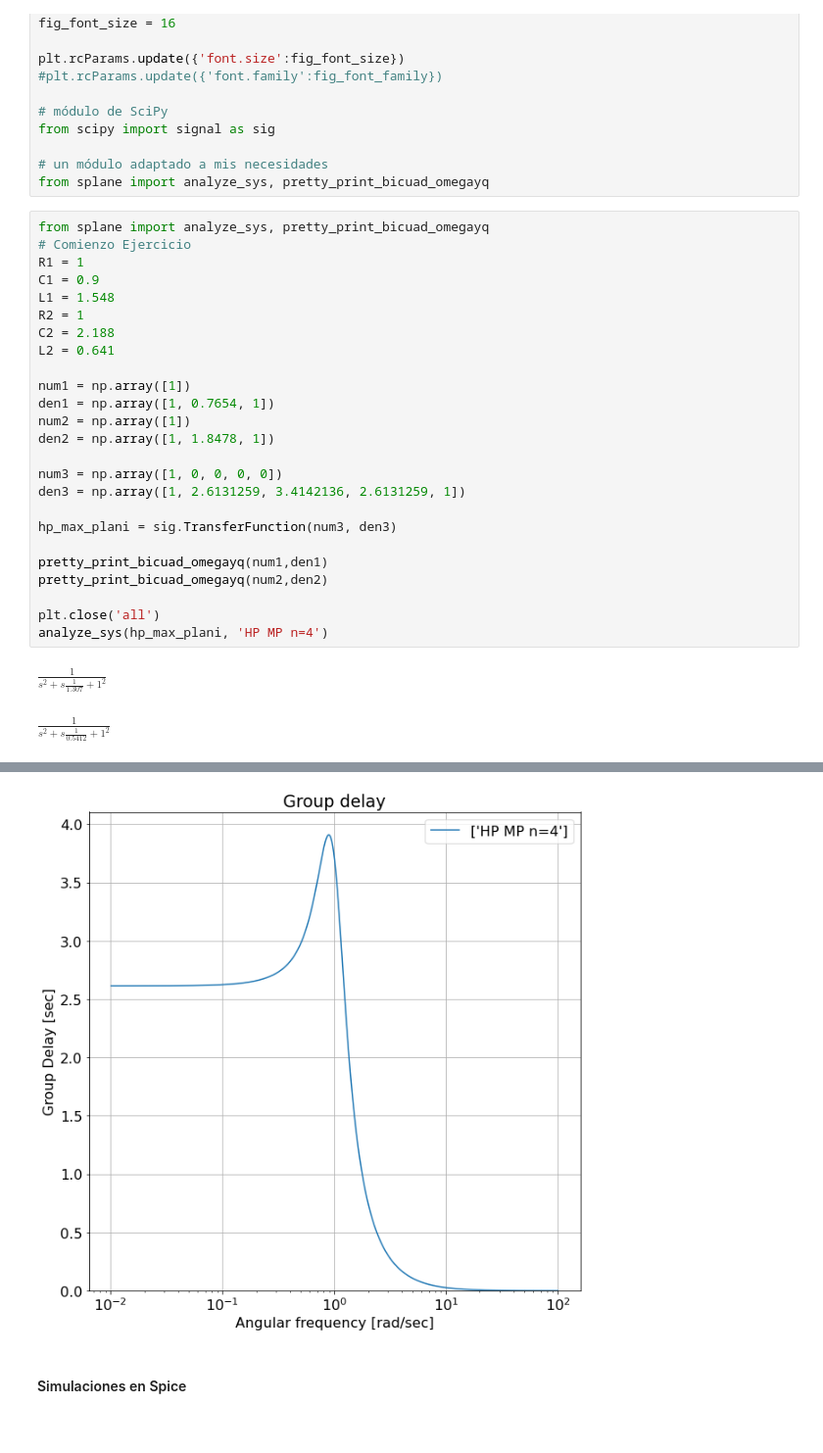
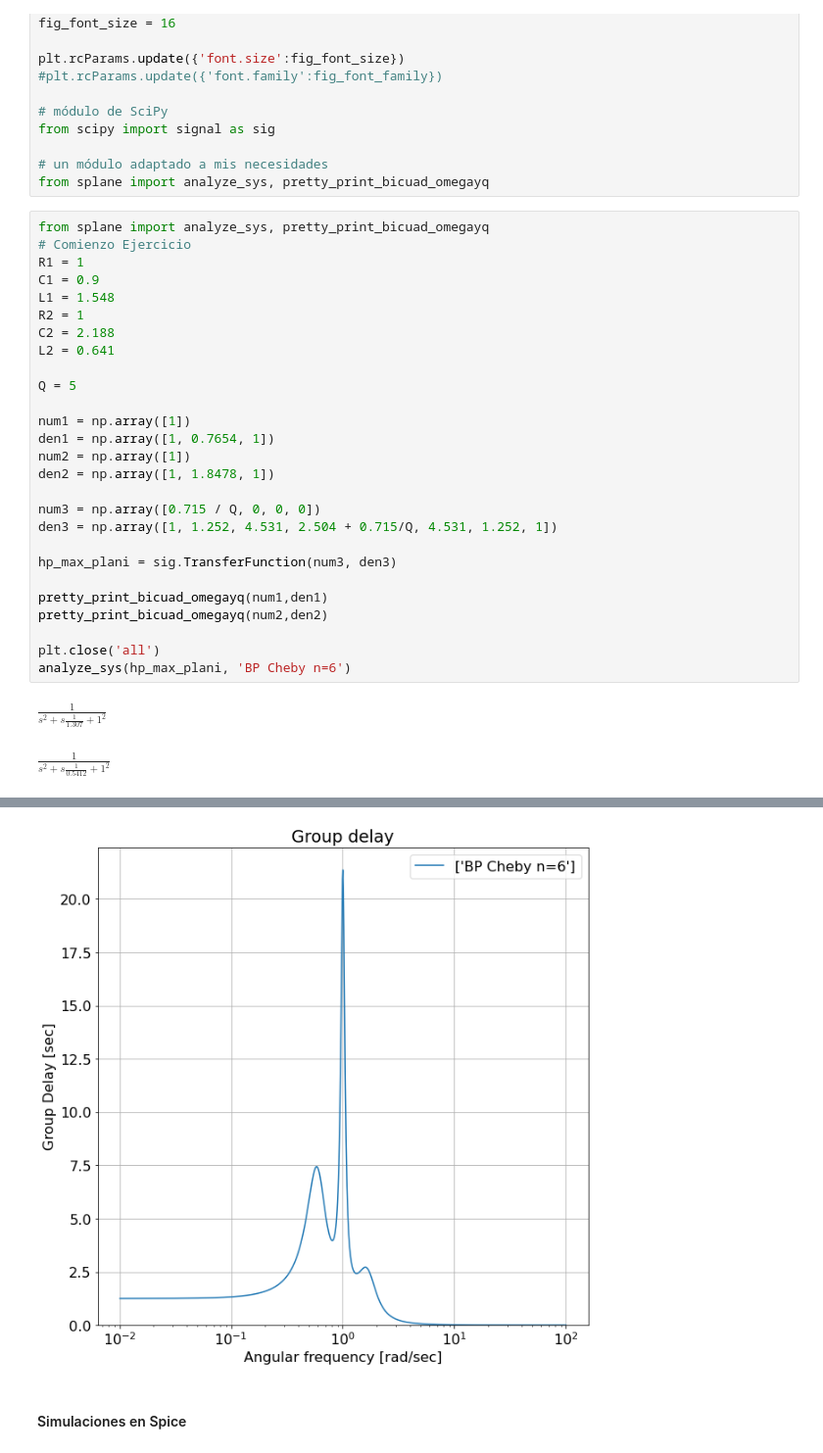
Before and after one commit to mpmarfisi/TC2, a Jupyter notebook: Tarea Semanal 4/TS4_Marfisi.ipynb, the cells around one changed output, grey strips where cells are left out. Shown: that part at 98% size. Cells and saved outputs as stored; diff of their text form.

```diff
--- a/Tarea Semanal 4/TS4_Marfisi.ipynb
+++ b/Tarea Semanal 4/TS4_Marfisi.ipynb
@@ -68,13 +76,15 @@ R2 = 1
 C2 = 2.188
 L2 = 0.641
 
+Q = 5
+
 num1 = np.array([1])
 den1 = np.array([1, 0.7654, 1])
 num2 = np.array([1])
 den2 = np.array([1, 1.8478, 1])
 
-num3 = np.array([1, 0, 0, 0, 0])
-den3 = np.array([1, 2.6131259, 3.4142136, 2.6131259, 1])
+num3 = np.array([0.715 / Q, 0, 0, 0])
+den3 = np.array([1, 1.252, 4.531, 2.504 + 0.715/Q, 4.531, 1.252, 1])
 
 hp_max_plani = sig.TransferFunction(num3, den3)
 
@@ -82,7 +92,7 @@ pretty_print_bicuad_omegayq(num1,den1)
 pretty_print_bicuad_omegayq(num2,den2)
 
 plt.close('all')
-analyze_sys(hp_max_plani, 'HP MP n=4')
+analyze_sys(hp_max_plani, 'BP Cheby n=6')
 # %% [output]
 $\displaystyle \frac{  1 }{s^2 + s \frac{  1}{1.307} +   1^2}$
 $\displaystyle \frac{  1 }{s^2 + s \frac{  1}{0.5412} +   1^2}$
@@ -91,4 +101,4 @@ $\displaystyle \frac{  1 }{s^2 + s \frac{  1}{0.5412} +   1^2}$
-[figure, old version]
+[figure, new version]
 # %% [markdown]
 #### Simulaciones en Spice
 # %% [markdown]
```
Also changed, not shown: parts of 17 cells of this notebook, 4 other files.
